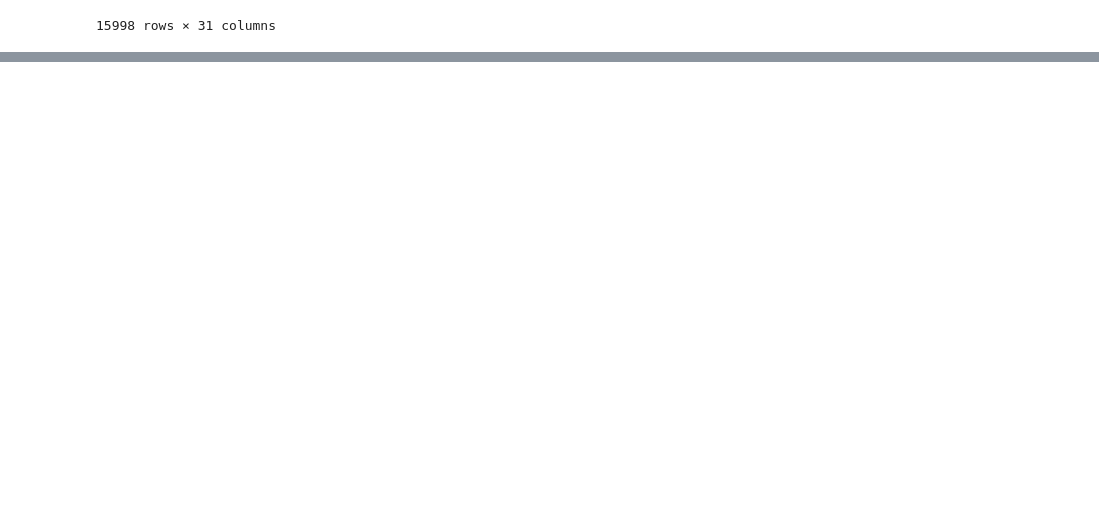
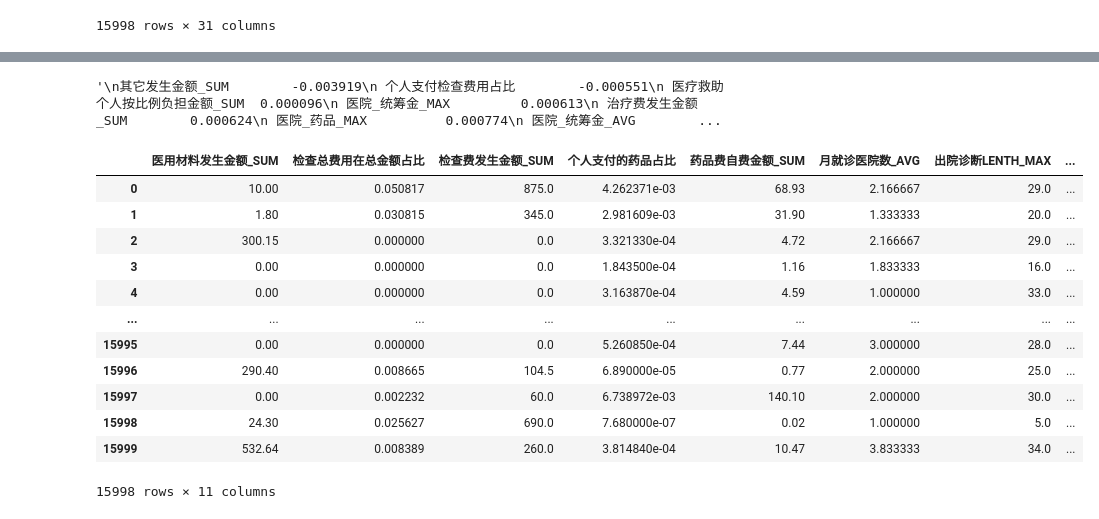
Before and after one commit to xioawei1/fc_project, a Jupyter notebook: python3.10_fc_oneStep.ipynb, the cells around one changed output, grey strips where cells are left out. Drawn from its saved outputs; the diff is of its cells as text; code cells hidden in the pictures; blank space fills up the shorter version.

```diff
--- a/python3.10_fc_oneStep.ipynb
+++ b/python3.10_fc_oneStep.ipynb
@@ -939,0 +904,64 @@ f.get_final()
+# %%
+# relief处理之后的特征权重按照降序排列,这里选择权重值大于0.008的特征
+"""
+其它发生金额_SUM        -0.003919
+ 个人支付检查费用占比        -0.000551
+ 医疗救助个人按比例负担金额_SUM  0.000096
+ 医院_统筹金_MAX         0.000613
+ 治疗费发生金额_SUM        0.000624
+ 医院_药品_MAX          0.000774
+ 医院_统筹金_AVG         0.000783
+ 医院_药品_AVG          0.001237
+ 出院诊断病种名称_NN        0.001737
+ 贵重药品发生金额_SUM       0.002500
+ 医院_就诊天数_MAX        0.002653
+ 治疗费用在总金额占比         0.003194
+ 是否挂号               0.004168
+ 月统筹金额_MAX          0.004818
+ 城乡救助补助金额_SUM       0.005227
+ 个人账户金额_SUM         0.005573
+ 医院_就诊天数_AVG        0.006026
+ 药品在总金额中的占比         0.006095
+ 中成药费发生金额_SUM       0.006107
+ 月药品金额_MAX          0.006266
+ 月就诊天数_MAX          0.008523
+ 中草药费发生金额_SUM       0.014130
+ 基本个人账户支付_SUM       0.015462
+ 出院诊断LENTH_MAX      0.018114
+ 月就诊医院数_AVG         0.019912
+ 药品费自费金额_SUM        0.022312
+ 个人支付的药品占比          0.022741
+ 检查费发生金额_SUM        0.023076
+ 检查总费用在总金额占比        0.023239
+ 医用材料发生金额_SUM       0.024595)
+"""
+# %% [output]
+'\n其它发生金额_SUM        -0.003919\n 个人支付检查费用占比        -0.000551\n 医疗救助个人按比例负担金额_SUM  0.000096\n 医院_统筹金_MAX         0.000613\n 治疗费发生金额_SUM        0.000624\n 医院_药品_MAX          0.000774\n 医院_统筹金_AVG        ...
+# %%
+features_final = ['医用材料发生金额_SUM',
+                  '检查总费用在总金额占比',
+                  '检查费发生金额_SUM',
+                  '个人支付的药品占比',
+                  '药品费自费金额_SUM',
+                  '月就诊医院数_AVG',
+                  '出院诊断LENTH_MAX',
+                  '基本个人账户支付_SUM',
+                  '中草药费发生金额_SUM',
+                  '月就诊天数_MAX']
+# %%
+data2  = data1[features_final+['RES']]
+data2
+# %% [output]
+|  | 医用材料发生金额_SUM | 检查总费用在总金额占比 | 检查费发生金额_SUM | 个人支付的药品占比 | 药品费自费金额_SUM | 月就诊医院数_AVG | 出院诊断LENTH_MAX | ... |
+| 0 | 10.00 | 0.050817 | 875.0 | 4.262371e-03 | 68.93 | 2.166667 | 29.0 | ... |
+| 1 | 1.80 | 0.030815 | 345.0 | 2.981609e-03 | 31.90 | 1.333333 | 20.0 | ... |
+| 2 | 300.15 | 0.000000 | 0.0 | 3.321330e-04 | 4.72 | 2.166667 | 29.0 | ... |
+| 3 | 0.00 | 0.000000 | 0.0 | 1.843500e-04 | 1.16 | 1.833333 | 16.0 | ... |
+| 4 | 0.00 | 0.000000 | 0.0 | 3.163870e-04 | 4.59 | 1.000000 | 33.0 | ... |
+| ... | ... | ... | ... | ... | ... | ... | ... | ... |
+| 15995 | 0.00 | 0.000000 | 0.0 | 5.260850e-04 | 7.44 | 3.000000 | 28.0 | ... |
+| 15996 | 290.40 | 0.008665 | 104.5 | 6.890000e-05 | 0.77 | 2.000000 | 25.0 | ... |
+| 15997 | 0.00 | 0.002232 | 60.0 | 6.738972e-03 | 140.10 | 2.000000 | 30.0 | ... |
+| 15998 | 24.30 | 0.025627 | 690.0 | 7.680000e-07 | 0.02 | 1.000000 | 5.0 | ... |
+| 15999 | 532.64 | 0.008389 | 260.0 | 3.814840e-04 | 10.47 | 3.833333 | 34.0 | ... |
+15998 rows × 11 columns
```
Also changed, not shown: parts of 4 cells of this notebook, 1 other file.
